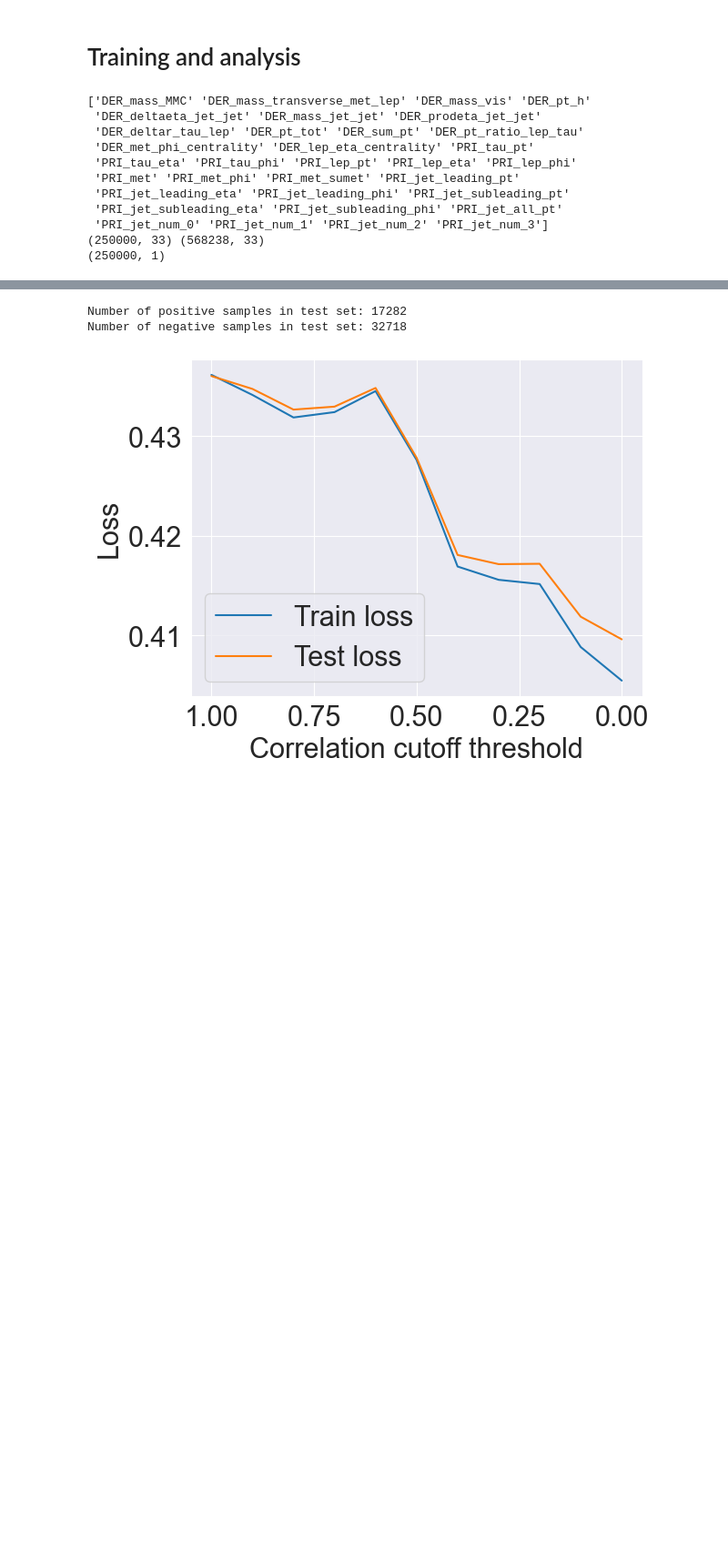
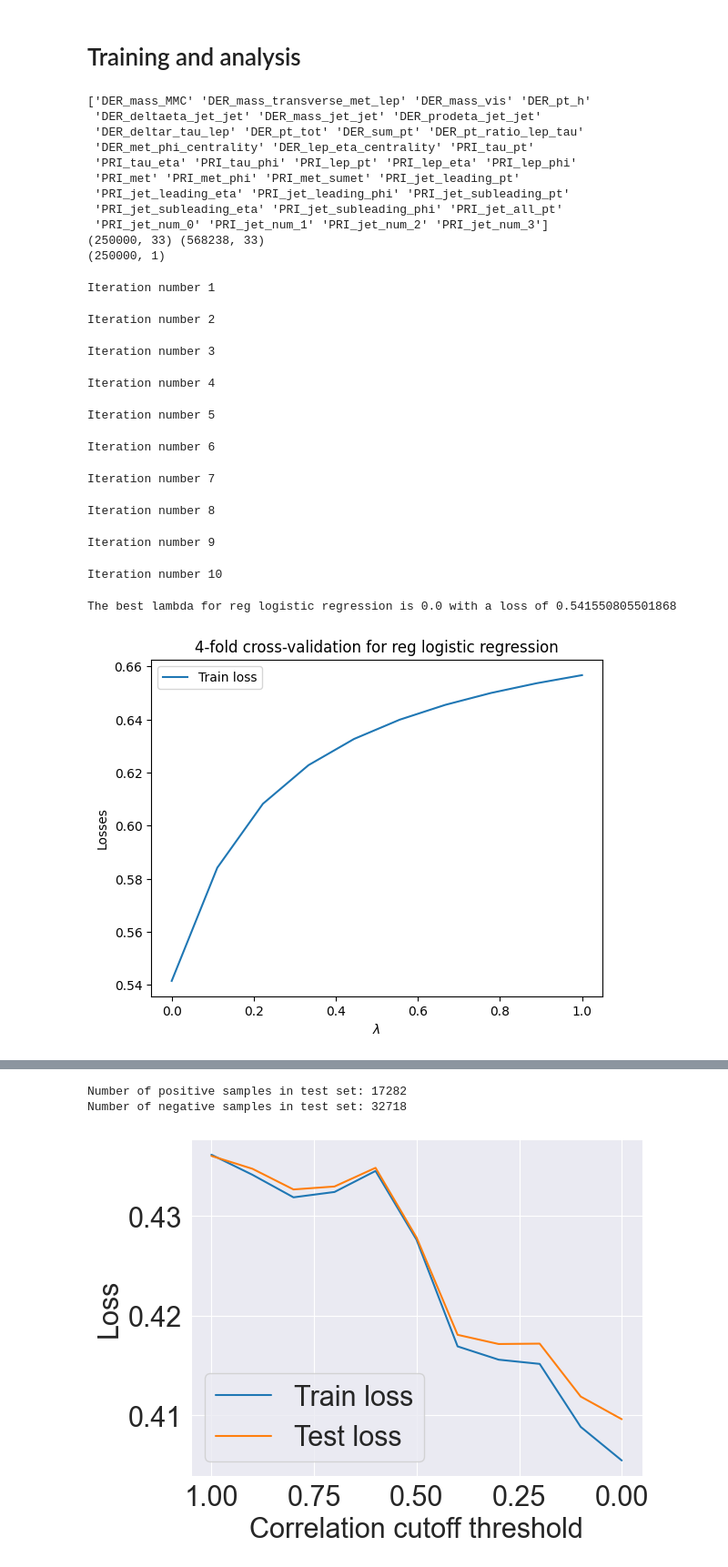
Before and after one commit to CS-433/ml-project-1-cheruben-3, a Jupyter notebook: src/run.ipynb, the cells around one changed output, grey strips where cells are left out. Shown at 91% size. Cells and saved outputs as stored; diff of their text form; code cells hidden in the pictures; blank space fills up the shorter version.

Commit message:
4-fold Cross Validation for logistic and ridge regression

```diff
--- a/src/run.ipynb
+++ b/src/run.ipynb
@@ -86,3 +98,67 @@ print(Y_train_public.shape)
  'PRI_jet_num_0' 'PRI_jet_num_1' 'PRI_jet_num_2' 'PRI_jet_num_3']
 (250000, 33) (568238, 33)
 (250000, 1)
+# %%
+# Best lambda for reg logistic regression
+# 4-fold cross-validation
+
+from helpers import cross_validation_method, build_k_indices, train_test_split
+from implementations import reg_logistic_regression
+import matplotlib.pyplot as plt
+import seaborn as sns
+
+lambdas = np.linspace(0, 1, 10)
+k_fold = 4
+k_indices = build_k_indices(X_train_public, Y_train_public, k_fold, 2)
+
+# Variables to store the minimum loss (minLoss), the best lambda (bestLamb) and all losses
+minLossrlr = np.inf
+bestLambrlr = 0
+train_losses_rlr = []
+i = 1
+# Iterate in lambdas
+for lam in lambdas:
+    # Losses array that will store the losses of each fold
+    loss_tr_lam = []
+    max_iterations = 1000
+    gamma = 0.01
+    param = {"lambda_": lam, "max_iters": max_iterations, "gamma": gamma}
+
+    # Just to know which iteration is being computed
+    print ("Iteration number", i)
+    i += 1
+
+    # Iterate for each fold in k_folds
+    for k in range(k_fold):
+        loss_tr_lam = np.append(loss_tr_lam, cross_validation_method(X_train_public, Y_train_public, k_indices, k, reg_logistic_regression, param))
+
+    # We store the lam and mean loss
+    train_losses_rlr.append(loss_tr_lam.mean())
+
+    # If the average loss of said lambda is smaller than our previous loss
+    if loss_tr_lam.mean() < minLossrlr:
+        # We update the new best loss
+        minLossrlr = loss_tr_lam.mean()
+        # We store the new best lamda
+        bestLambrlr = lam
+
+
+print("The best lambda for reg logistic regression is", bestLambrlr, "with a loss of", minLossrlr)
+plt.figure()
+ax = sns.lineplot(x=lambdas, y=train_losses_rlr, legend='brief', label='Train loss')
+ax.set(xlabel="$\lambda$", ylabel="Losses", title="4-fold cross-validation for reg logistic regression")
+plt.savefig( '../data/4-fold-cv-reg_log_reg.png', dpi=500, bbox_inches='tight')
+plt.show()
+# %% [output]
+Iteration number 1
+Iteration number 2
+Iteration number 3
+Iteration number 4
+Iteration number 5
+Iteration number 6
+Iteration number 7
+Iteration number 8
+Iteration number 9
+Iteration number 10
+The best lambda for reg logistic regression is 0.0 with a loss of 0.541550805501868
+[figure, added]
```
Also changed, not shown: parts of 3 cells of this notebook, 1 other file.
